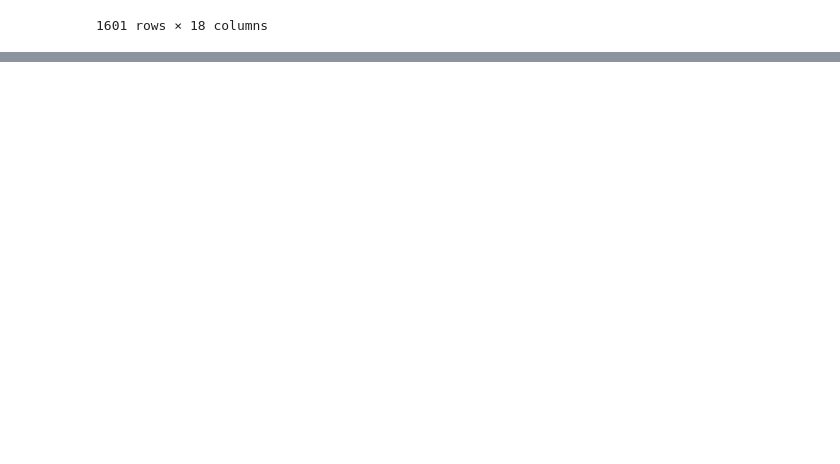
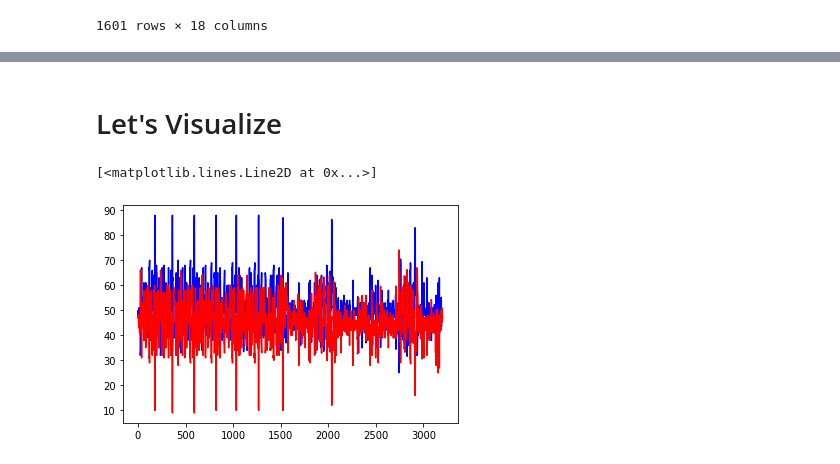
Before and after one commit to rkfd/ds-ai-for-business, a Jupyter notebook: Predicting-the-US-2020-Election/predicting-the-us-2020-election.ipynb, the cells around one changed output, grey strips where cells are left out. Saved outputs shown, nothing was run; the diff lists cells and outputs as text; code cells hidden in the pictures; blank space fills up the shorter version.

Commit message:
update: us elections, visualization, tidy data, center and stddev, and average polls

```diff
--- a/Predicting-the-US-2020-Election/predicting-the-us-2020-election.ipynb
+++ b/Predicting-the-US-2020-Election/predicting-the-us-2020-election.ipynb
@@ -328,0 +352,6 @@ grouped
+# %%
+# We'll get rid of CD-1 and CD-2, and cover the whole state
+grouped['state'] = grouped['state'].str.replace(r' CD-1', '')
+grouped['state'] = grouped['state'].str.replace(r' CD-2', '')
+
+grouped.state.unique()
@@ -328,0 +429,16 @@ grouped
+# %%
+def getBiden(row):
+  return row['pct'] if row['answer'] == 'Biden' else row['pct second']
+
+def getTrump(row):
+  return row['Trump'] if row['answer'] == 'Trump' else row['pct second']
+
+def getSeats(row):
+  return states[row['state']]
+
+# Add new columns to grouped by applying the mask function
+grouped['Biden'] = grouped.apply(getBiden, axis=1)
+grouped['Trump'] = grouped.apply(getTrump, axis=1)
+grouped['Seats'] = grouped.apply(getSeats, axis=1)
+
+grouped.head()
@@ -328,0 +453,8 @@ grouped
+# %% [markdown]
+# Let's Visualize
+# %%
+plt.plot(grouped.index, grouped['Biden'], color='blue')
+plt.plot(grouped.index, grouped['Trump'], color='red')
+# %% [output]
+[<matplotlib.lines.Line2D at 0x...>]
+[figure, added]
```
Also changed, not shown: parts of 16 cells of this notebook.
